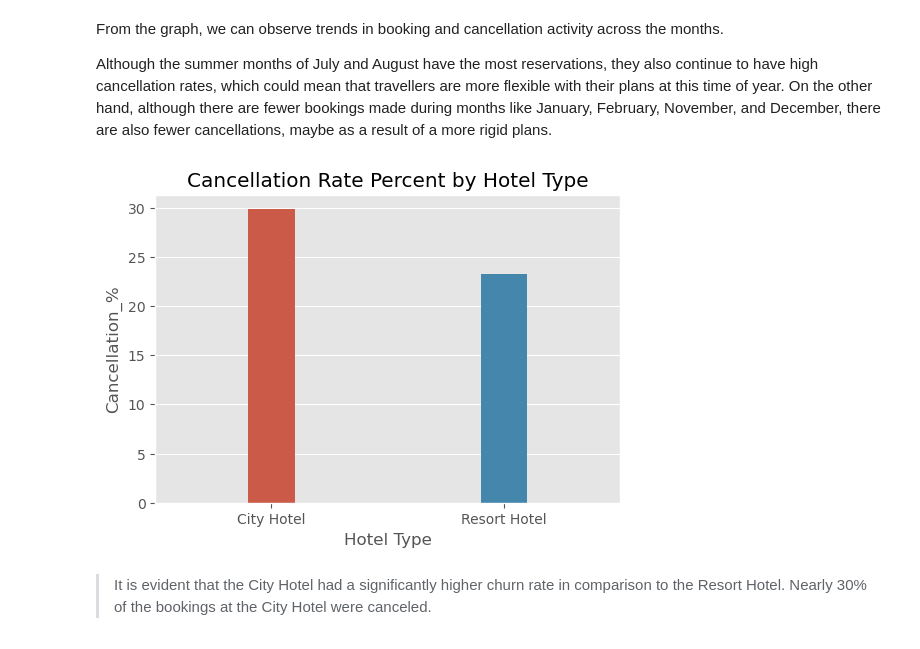
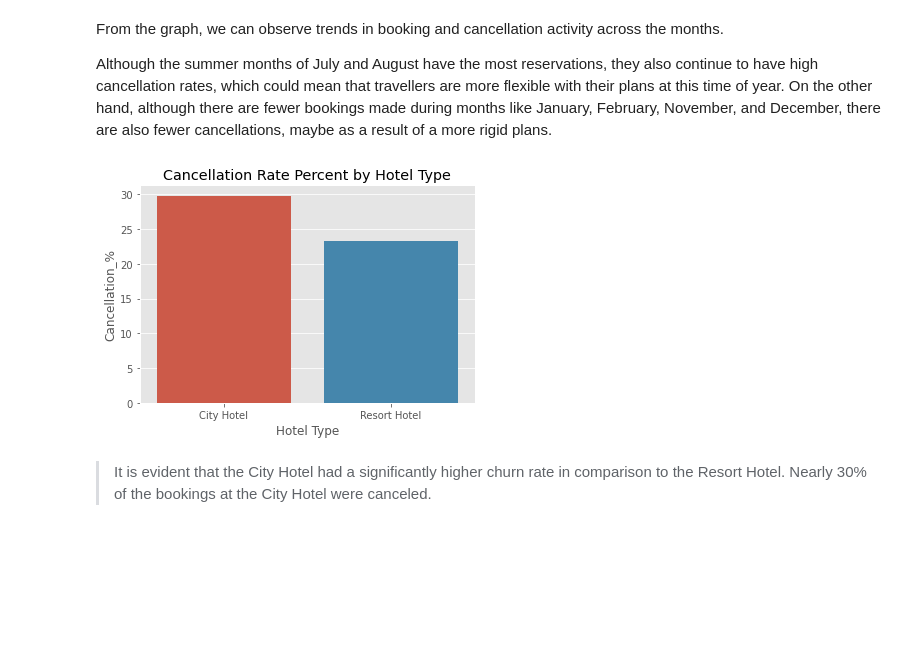
Before and after one commit to u-mar/Churn-Prediction, a Jupyter notebook: student.ipynb, the cells around one changed output. Cells and saved outputs as stored; diff of their text form; code cells hidden in the pictures; blank space fills up the shorter version.

```diff
--- a/student.ipynb
+++ b/student.ipynb
@@ -309,34 +308,34 @@ Although the summer months of July and August have the most reservations, they a
 # %%
 # Selecting and counting number of cancelled bookings for each hotel.
 
 # filtering the DataFrame to include only rows where bookings are canceled
 cancelled_data = hotel[hotel['is_canceled'] == 1]
 
 # grouping the filtered data by the 'hotel' column.
 cancel_grp = cancelled_data.groupby('hotel')
 
 # calculates the size (count) of each group
 # creating a DataFrame d_1 with the number of cancelled bookings for each hotel
 d_1 = pd.DataFrame(cancel_grp.size()).rename(columns = {0:'total_cancelled_bookings'})
 
 # Counting total number of bookings for each type of hotel
 grouped_by_hotel = hotel.groupby('hotel')
 total_booking = grouped_by_hotel.size()
 d_2 = pd.DataFrame(total_booking).rename(columns = {0: 'total_bookings'})
 
 d_3 = pd.concat([d_1, d_2], axis = 1)
 
 # Calculating cancel percentage
 d_3['cancel_%'] = round((d_3['total_cancelled_bookings']/d_3['total_bookings'])*100,2)
 
 # plotting the graph
 plt.figure(figsize=(6, 4))
-sns.barplot(x=d_3.index, y=d_3['cancel_%'], width=0.2)
+sns.barplot(x=d_3.index, y=d_3['cancel_%'])
 plt.xlabel('Hotel Type')
 plt.ylabel('Cancellation_%')
 plt.title('Cancellation Rate Percent by Hotel Type');
 # %% [output]
-[figure, old version]
+[figure, new version]
 # %% [markdown]
 > It is evident that the City Hotel had a significantly higher churn rate in comparison to the Resort Hotel. Nearly 30% of the bookings at the City Hotel were canceled.
 # %%
```
Also changed, not shown: parts of 15 cells of this notebook.
